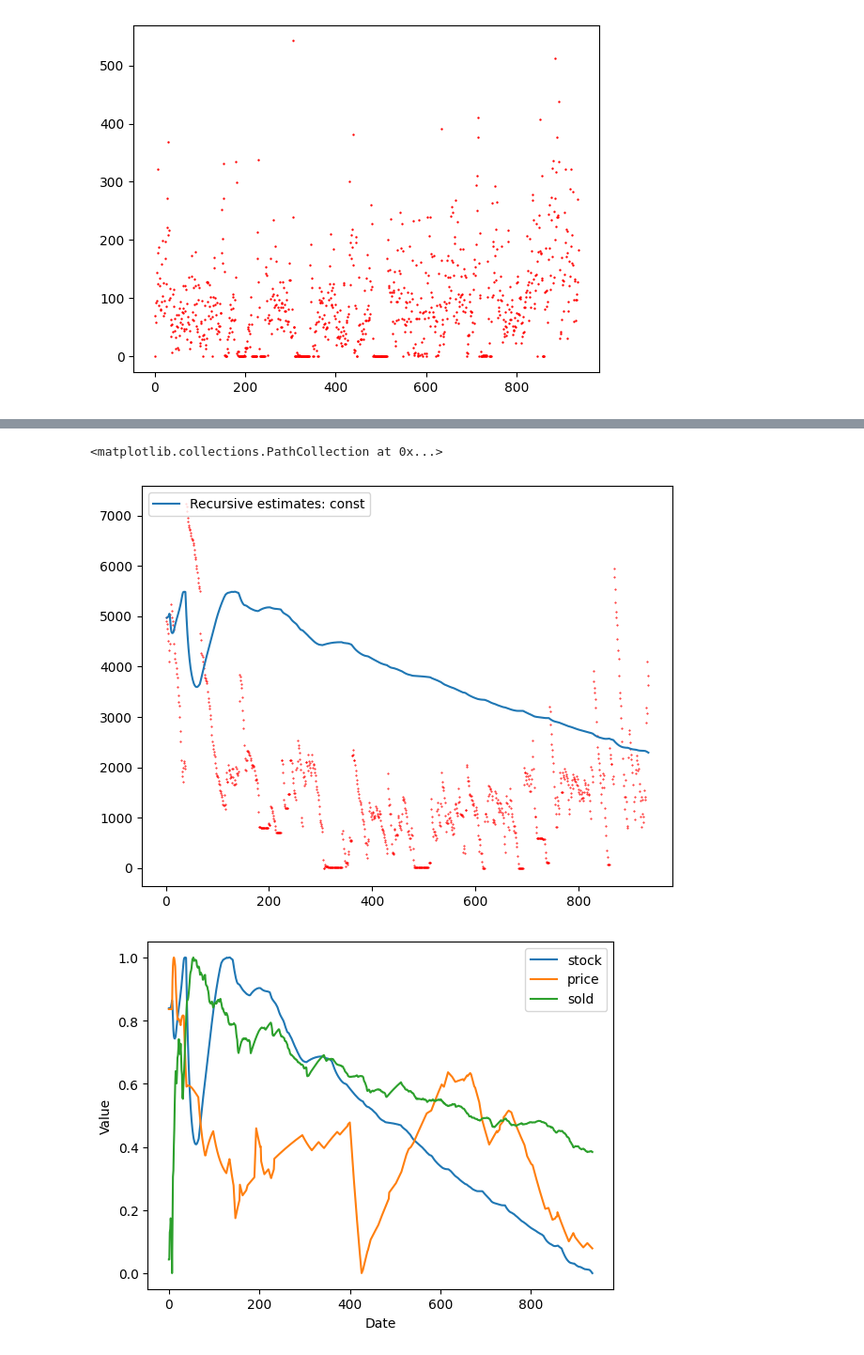
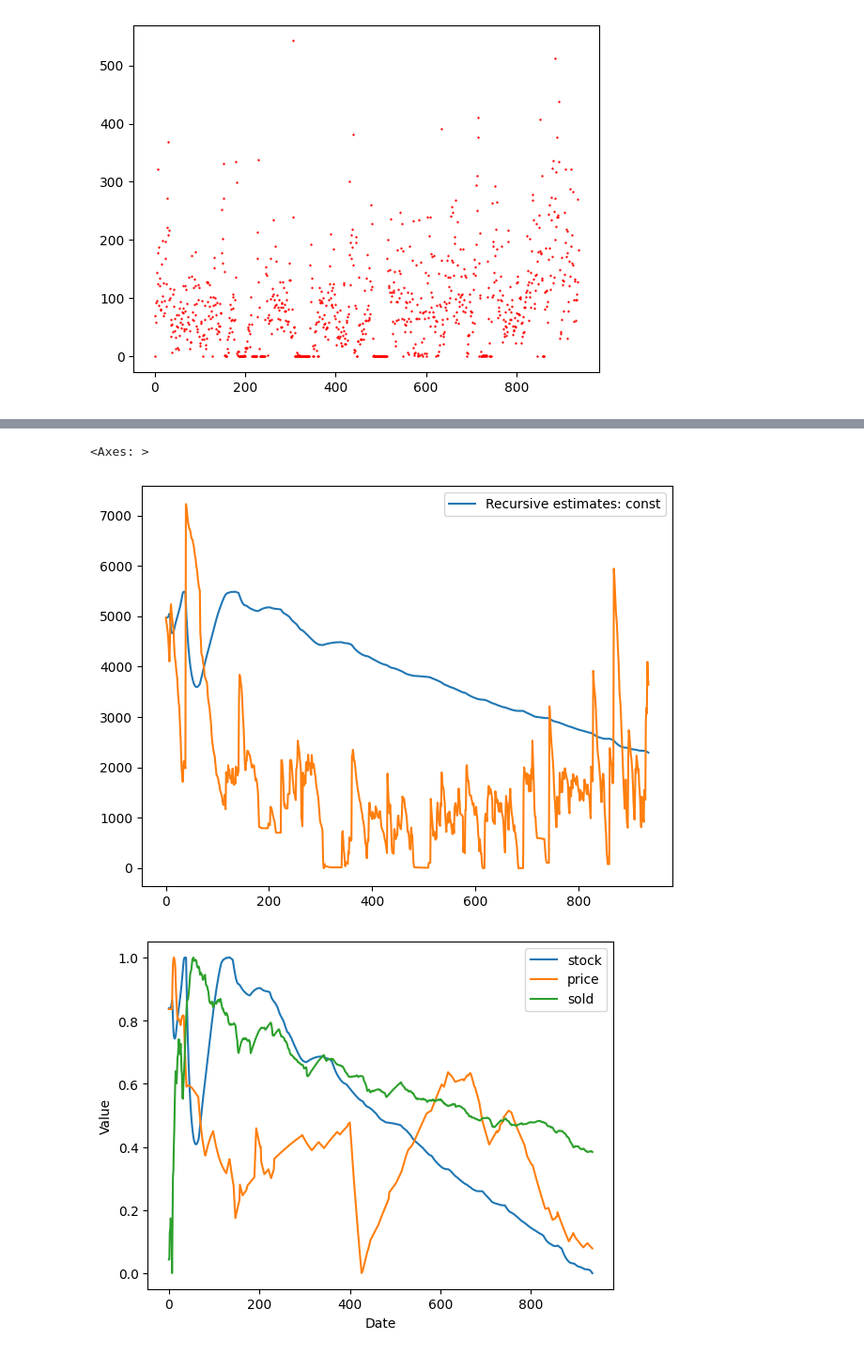
Before and after one commit to CepbluKot/info_processing_labs, a Jupyter notebook: lab1/main_lr1_automade_rlsm.ipynb, the cells around one changed output, grey strips where cells are left out. Shown: that part at 94% size. Cells and saved outputs as stored; diff of their text form; code cells hidden in the pictures.

```diff
--- a/lab1/main_lr1_automade_rls.ipynb
+++ b/lab1/main_lr1_automade_rlsm.ipynb
@@ -62,18 +64,19 @@ plt.scatter(x_price, y_price, s=0.2, color='red')
 # %%
 x_stock = df.index
 y_stock = df.stock
 
 endog_stock = y_stock
 exog_stock = sm.add_constant(x_stock)
 
 model_stock = sm.RecursiveLS(endog_stock, exog_stock)
 res_stock = model_stock.fit()
 
 res_stock.plot_recursive_coefficient(alpha=None)
-plt.scatter(x_stock, y_stock, s=0.2, color='red')
+# plt.scatter(x_stock, y_stock, s=0.2, color='red')
+y_stock.plot()
 # %% [output]
-<matplotlib.collections.PathCollection at 0x...>
+<Axes: >
-[figure, old version]
+[figure, new version]
 # %%
 from statsmodels.graphics.factorplots import interaction_plot
 
```
Also changed, not shown: parts of 2 cells of this notebook, 5 other files.
